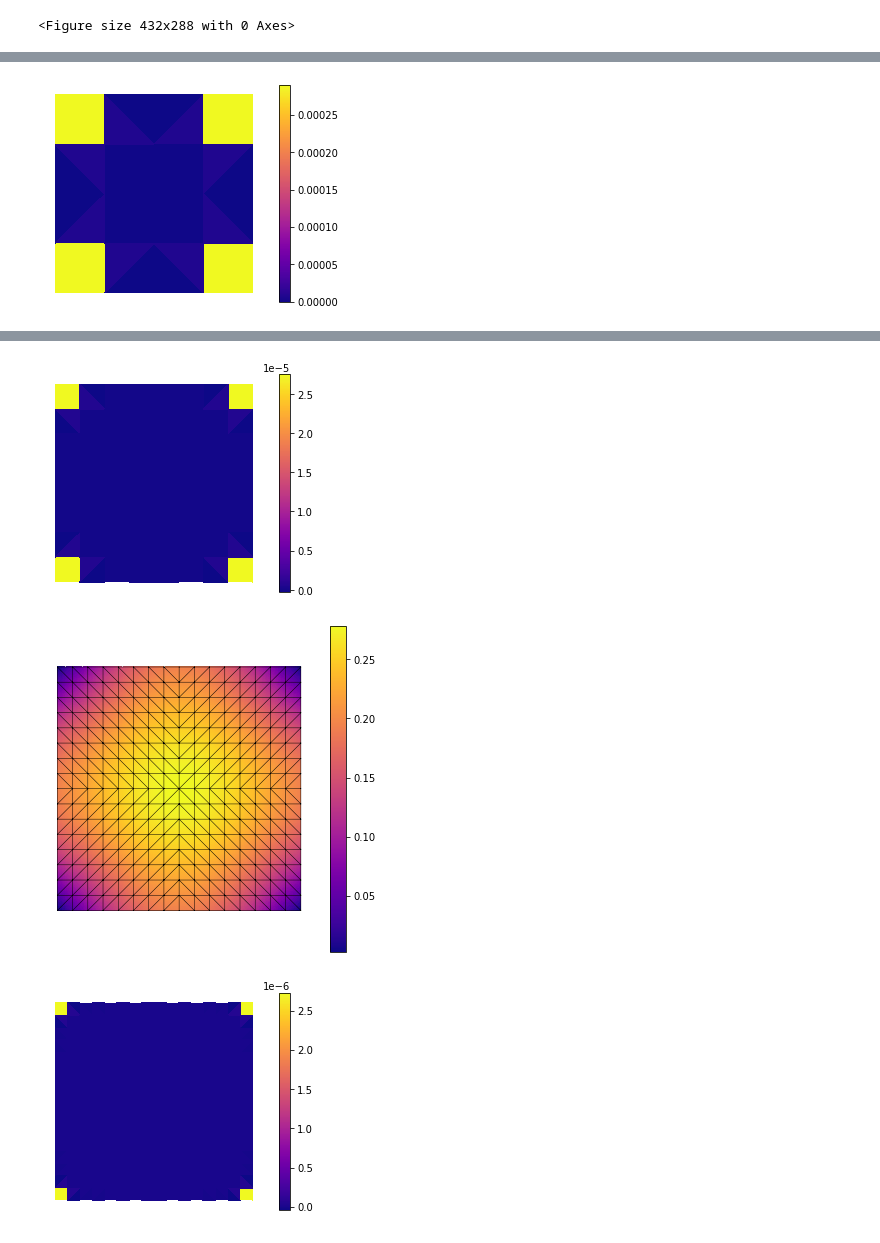
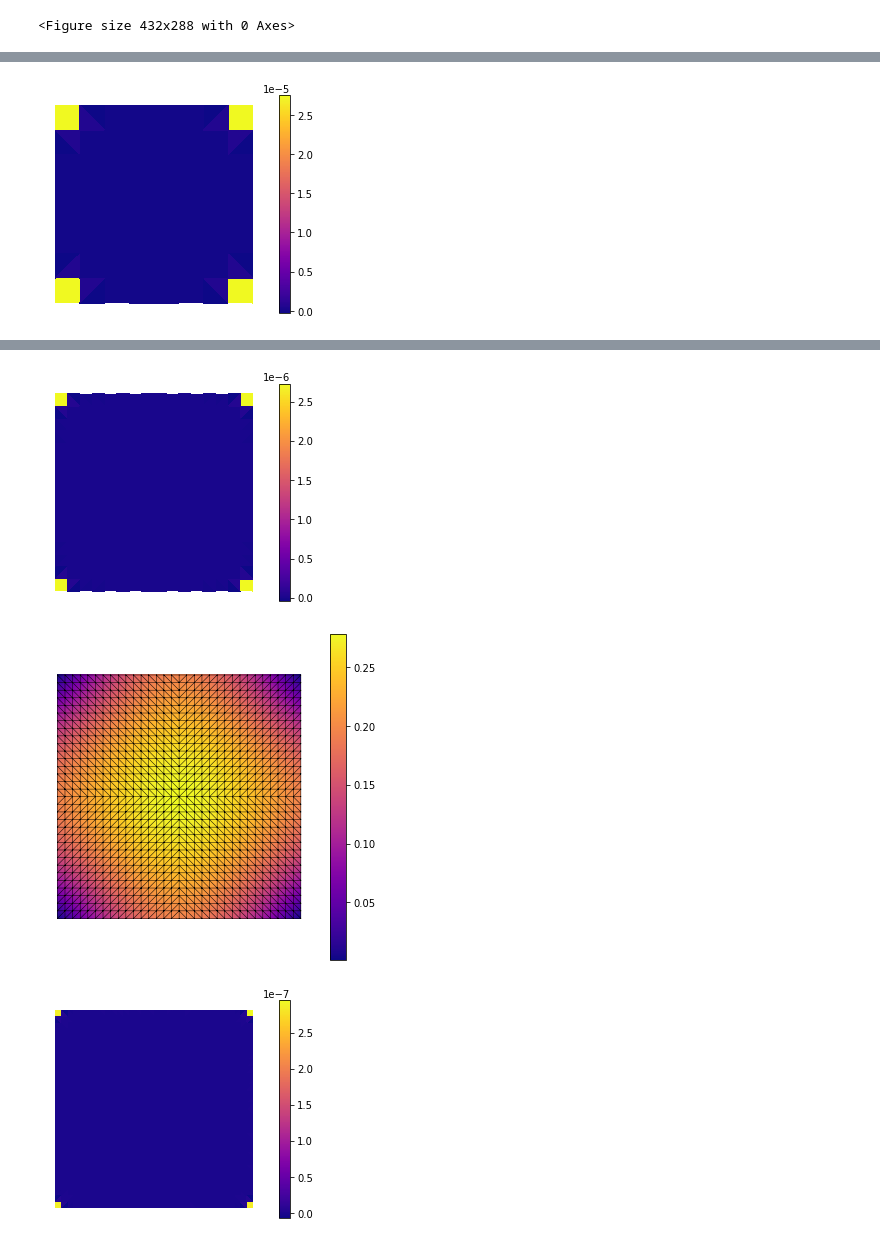
Before and after one commit to kinnala/kirchhoff-nitsche-ex2, a Jupyter notebook: nitsche_corners.ipynb, the cells around one changed output, grey strips where cells are left out. Drawn from its saved outputs; the diff is of its cells as text; code cells hidden in the pictures.

```diff
--- a/nitsche_corners.ipynb
+++ b/nitsche_corners.ipynb
@@ -213,7 +212,8 @@ N,estimator
 [figure]
 # %%
 m = MeshTri.init_sqsymmetric()
-print("N,estimator")
+m.refine(1)
+print('N,estimators')
 for _ in range(4):
     est = problem(m)
     m.refine()
@@ -229 +229 @@ N,estimator
-[figure, old version]
+[figure, new version]
@@ -231,3 +231,3 @@ N,estimator
-[figure, old version]
+[figure, new version]
-[figure, old version]
+[figure, new version]
-[figure, old version]
+[figure, new version]
```
Also changed, not shown: parts of 3 cells of this notebook, 2 other files.
